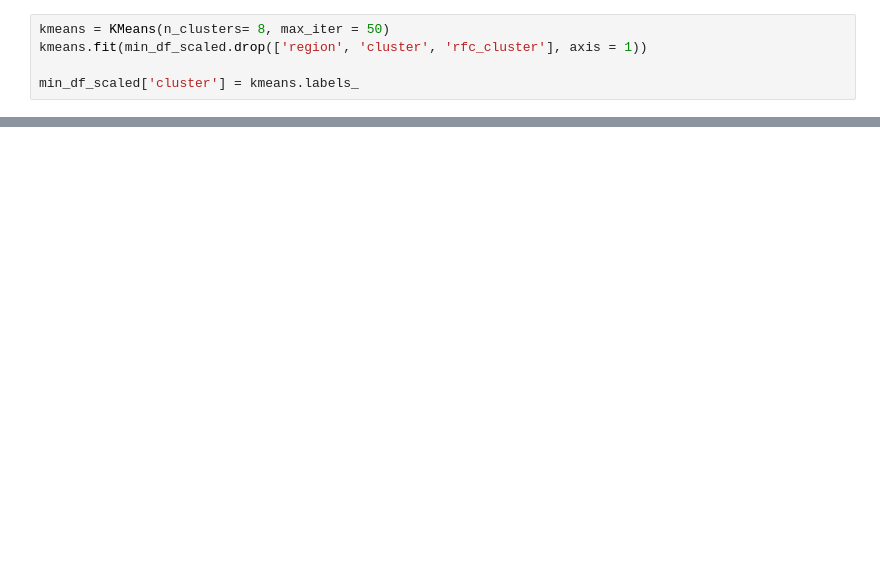
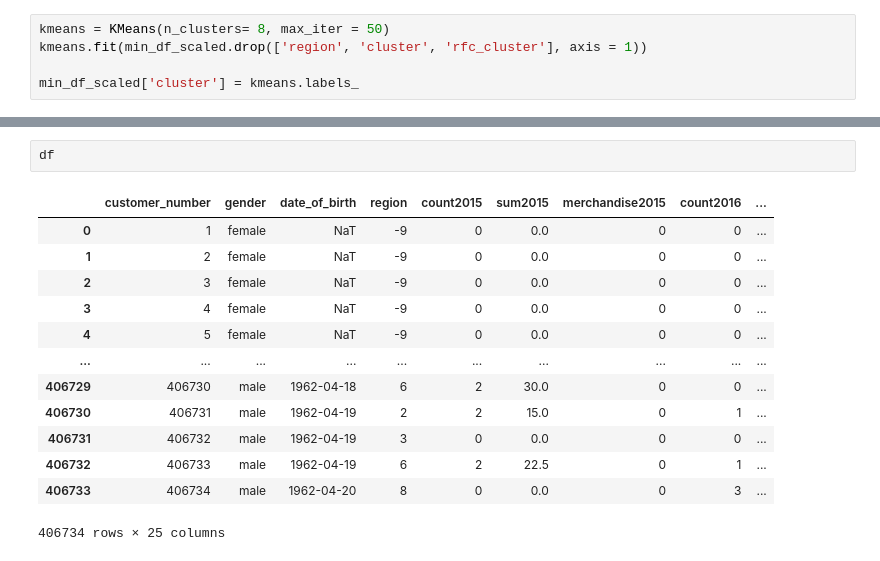
Before and after one commit to elauser/customer-segmentation-nonprofit, a Jupyter notebook: src/eda.ipynb, the cells around one changed output, grey strips where cells are left out. Saved outputs shown, nothing was run; the diff lists cells and outputs as text; blank space fills up the shorter version.

```diff
--- a/src/eda.ipynb
+++ b/src/eda.ipynb
@@ -310,0 +325,16 @@ min_df_scaled
+# %%
+df
+# %% [output]
+|  | customer_number | gender | date_of_birth | region | count2015 | sum2015 | merchandise2015 | count2016 | ... |
+| 0 | 1 | female | NaT | -9 | 0 | 0.0 | 0 | 0 | ... |
+| 1 | 2 | female | NaT | -9 | 0 | 0.0 | 0 | 0 | ... |
+| 2 | 3 | female | NaT | -9 | 0 | 0.0 | 0 | 0 | ... |
+| 3 | 4 | female | NaT | -9 | 0 | 0.0 | 0 | 0 | ... |
+| 4 | 5 | female | NaT | -9 | 0 | 0.0 | 0 | 0 | ... |
+| ... | ... | ... | ... | ... | ... | ... | ... | ... | ... |
+| 406729 | 406730 | male | 1962-04-18 | 6 | 2 | 30.0 | 0 | 0 | ... |
+| 406730 | 406731 | male | 1962-04-19 | 2 | 2 | 15.0 | 0 | 1 | ... |
+| 406731 | 406732 | male | 1962-04-19 | 3 | 0 | 0.0 | 0 | 0 | ... |
+| 406732 | 406733 | male | 1962-04-19 | 6 | 2 | 22.5 | 0 | 1 | ... |
+| 406733 | 406734 | male | 1962-04-20 | 8 | 0 | 0.0 | 0 | 3 | ... |
+406734 rows × 25 columns
```
Also changed, not shown: parts of 17 cells of this notebook.
